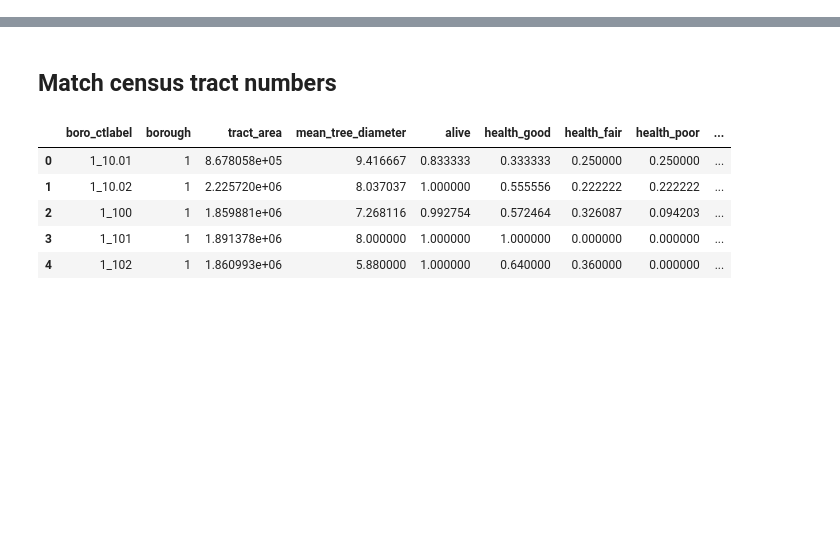
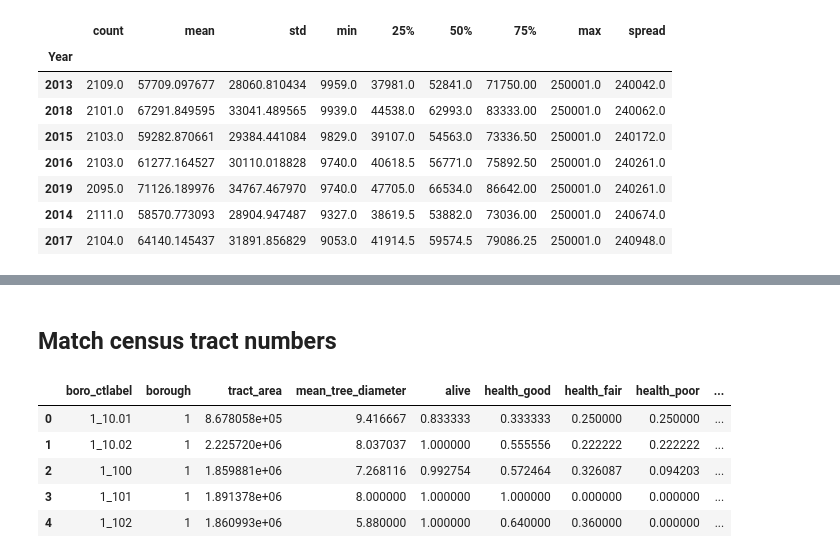
Before and after one commit to anniebishai/NYC-Trees-Air-Income, a Jupyter notebook: notebooks/4-add_income_data.ipynb, the cells around one changed output, grey strips where cells are left out. Cells and saved outputs as stored; diff of their text form; code cells hidden in the pictures; blank space fills up the shorter version.

```diff
--- a/notebooks/4-add_income_data.ipynb
+++ b/notebooks/4-add_income_data.ipynb
@@ -20,0 +32,15 @@ tree_df.rename(columns={'boro_ctlab':'boro_ctlabel',
+# %%
+# Look at distribution of income for each year recorded
+describe = income.groupby('Year')['Household Income by Race'].describe()
+describe['spread'] = describe['max'] - describe['min']
+describe.sort_values('spread')
+# %% [output]
+|  | count | mean | std | min | 25% | 50% | 75% | max | spread |
+| Year |  |  |  |  |  |  |  |  |  |
+| 2013 | 2109.0 | 57709.097677 | 28060.810434 | 9959.0 | 37981.0 | 52841.0 | 71750.00 | 250001.0 | 240042.0 |
+| 2018 | 2101.0 | 67291.849595 | 33041.489565 | 9939.0 | 44538.0 | 62993.0 | 83333.00 | 250001.0 | 240062.0 |
+| 2015 | 2103.0 | 59282.870661 | 29384.441084 | 9829.0 | 39107.0 | 54563.0 | 73336.50 | 250001.0 | 240172.0 |
+| 2016 | 2103.0 | 61277.164527 | 30110.018828 | 9740.0 | 40618.5 | 56771.0 | 75892.50 | 250001.0 | 240261.0 |
+| 2019 | 2095.0 | 71126.189976 | 34767.467970 | 9740.0 | 47705.0 | 66534.0 | 86642.00 | 250001.0 | 240261.0 |
+| 2014 | 2111.0 | 58570.773093 | 28904.947487 | 9327.0 | 38619.5 | 53882.0 | 73036.00 | 250001.0 | 240674.0 |
+| 2017 | 2104.0 | 64140.145437 | 31891.856829 | 9053.0 | 41914.5 | 59574.5 | 79086.25 | 250001.0 | 240948.0 |
```
Also changed, not shown: parts of 4 cells of this notebook, 2 other files.
